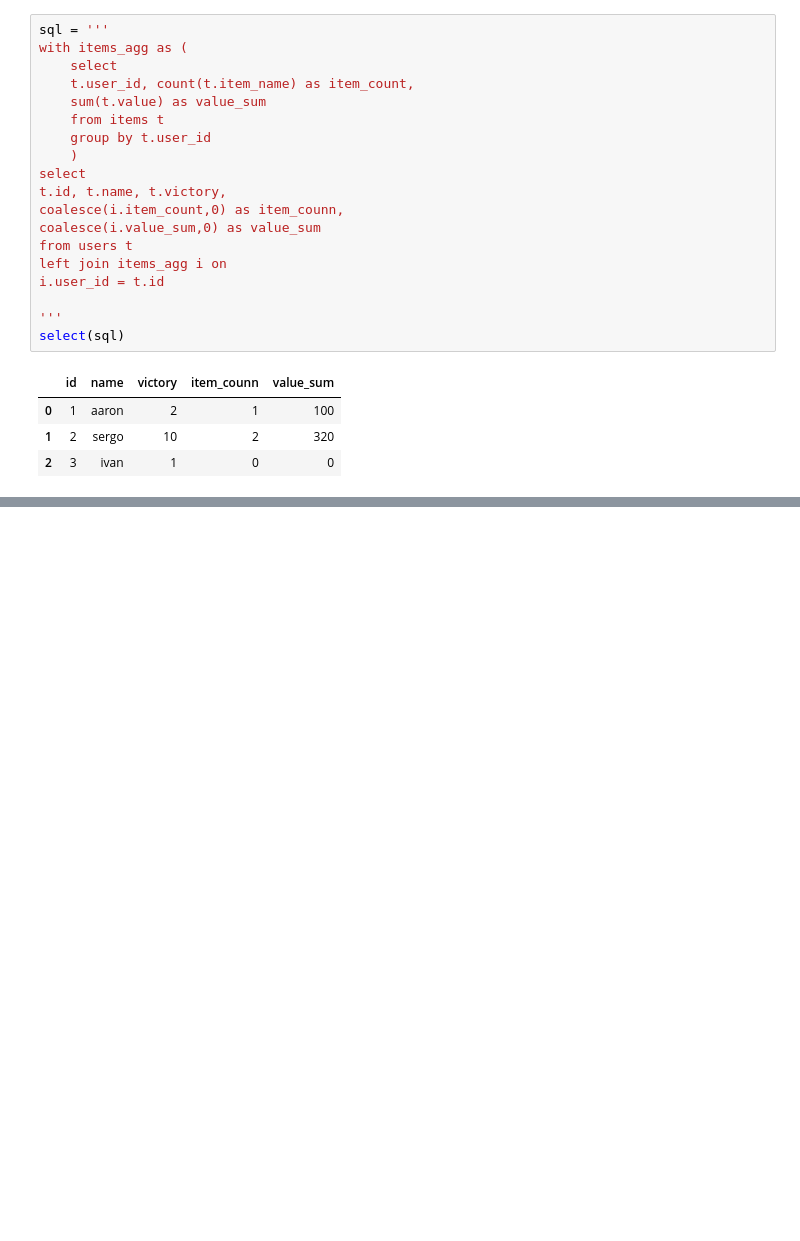
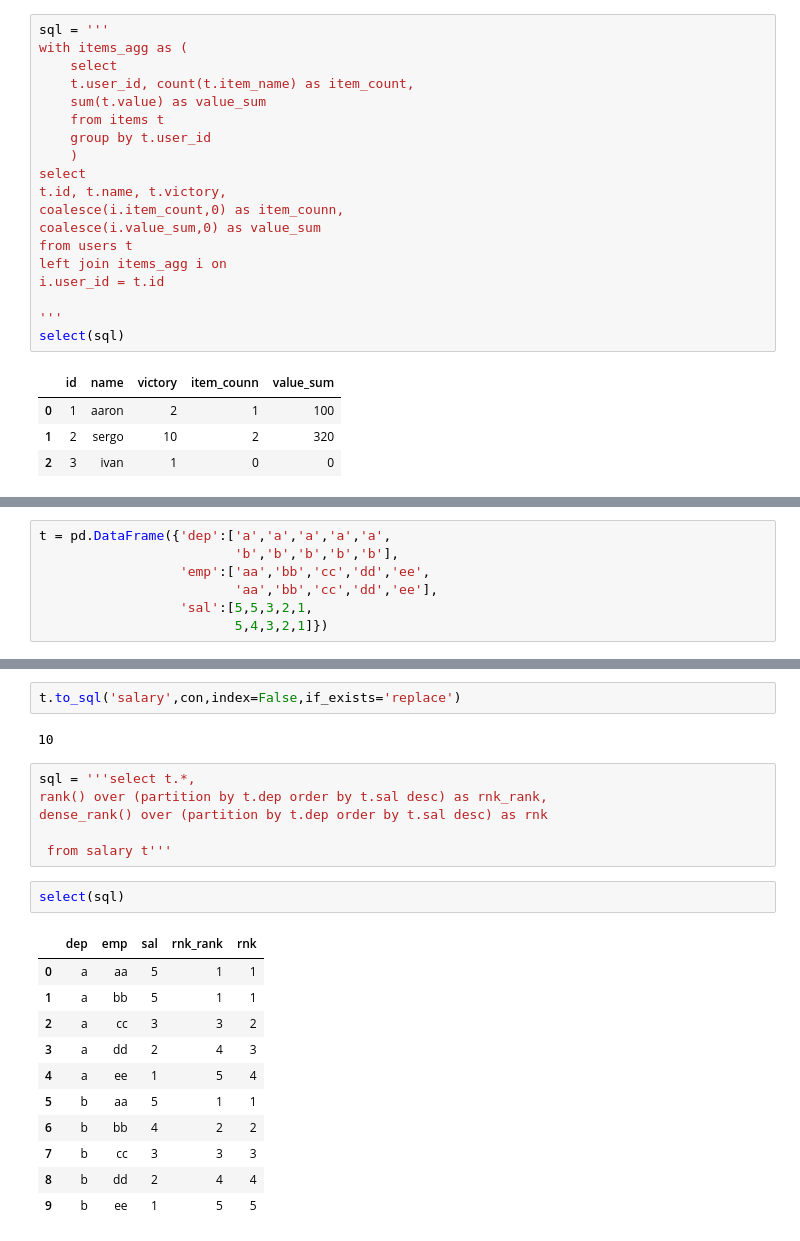
Before and after one commit to avgalkov/SQL-study-coding, a Jupyter notebook: SQL для анализа данных/Work notebook.ipynb, the cells around one changed output, grey strips where cells are left out. Saved outputs shown, nothing was run; the diff lists cells and outputs as text; blank space fills up the shorter version.

```diff
--- a/SQL для анализа данных/Work notebook.ipynb
+++ b/SQL для анализа данных/Work notebook.ipynb
@@ -1052,0 +1702,7 @@ select(sql)
+# %%
+t = pd.DataFrame({'dep':['a','a','a','a','a',
+                         'b','b','b','b','b'],
+                  'emp':['aa','bb','cc','dd','ee',
+                         'aa','bb','cc','dd','ee'],
+                  'sal':[5,5,3,2,1,
+                         5,4,3,2,1]})
@@ -1052,0 +1723,24 @@ select(sql)
+# %%
+t.to_sql('salary',con,index=False,if_exists='replace')
+# %% [output]
+10
+# %%
+sql = '''select t.*,
+rank() over (partition by t.dep order by t.sal desc) as rnk_rank,
+dense_rank() over (partition by t.dep order by t.sal desc) as rnk
+
+ from salary t'''
+# %%
+select(sql)
+# %% [output]
+|  | dep | emp | sal | rnk_rank | rnk |
+| 0 | a | aa | 5 | 1 | 1 |
+| 1 | a | bb | 5 | 1 | 1 |
+| 2 | a | cc | 3 | 3 | 2 |
+| 3 | a | dd | 2 | 4 | 3 |
+| 4 | a | ee | 1 | 5 | 4 |
+| 5 | b | aa | 5 | 1 | 1 |
+| 6 | b | bb | 4 | 2 | 2 |
+| 7 | b | cc | 3 | 3 | 3 |
+| 8 | b | dd | 2 | 4 | 4 |
+| 9 | b | ee | 1 | 5 | 5 |
```
Also changed, not shown: parts of 106 cells of this notebook.
